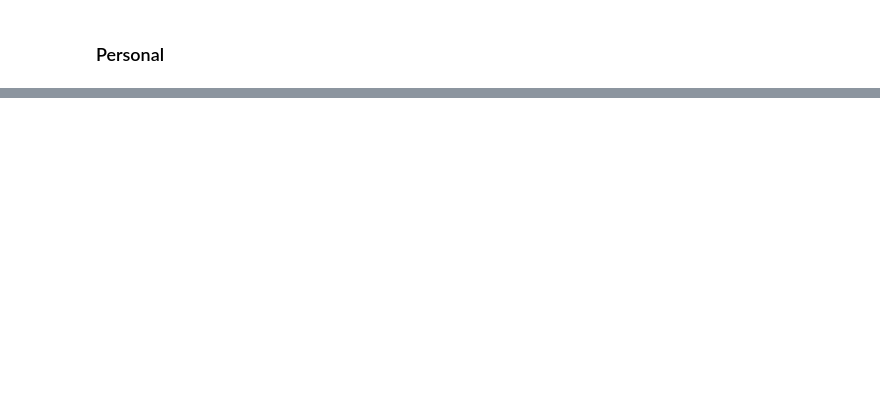
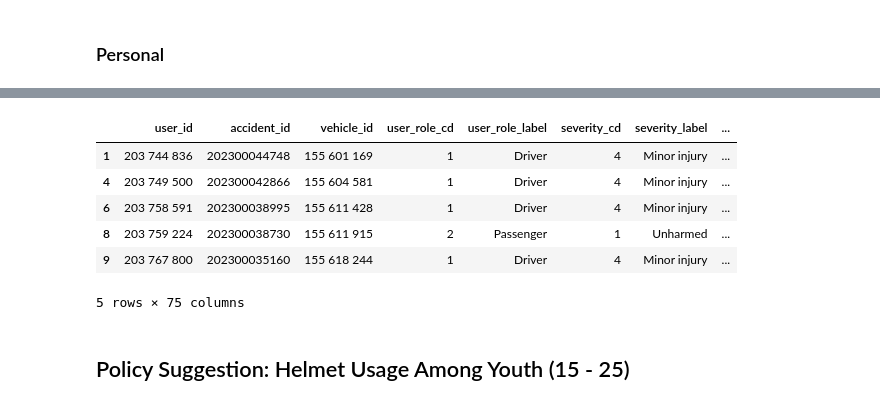
Before and after one commit to fengyu20/safe-biking-in-paris, a Jupyter notebook: eda/eda.ipynb, the cells around one changed output, grey strips where cells are left out. Saved outputs shown, nothing was run; the diff lists cells and outputs as text; code cells hidden in the pictures; blank space fills up the shorter version.

```diff
--- a/eda/eda.ipynb
+++ b/eda/eda.ipynb
@@ -445,0 +446,12 @@ E‑personal transport (motorized) (n=1,578)
+# %%
+idf_df.head()
+# %% [output]
+|  | user_id | accident_id | vehicle_id | user_role_cd | user_role_label | severity_cd | severity_label | ... |
+| 1 | 203 744 836 | 202300044748 | 155 601 169 | 1 | Driver | 4 | Minor injury | ... |
+| 4 | 203 749 500 | 202300042866 | 155 604 581 | 1 | Driver | 4 | Minor injury | ... |
+| 6 | 203 758 591 | 202300038995 | 155 611 428 | 1 | Driver | 4 | Minor injury | ... |
+| 8 | 203 759 224 | 202300038730 | 155 611 915 | 2 | Passenger | 1 | Unharmed | ... |
+| 9 | 203 767 800 | 202300035160 | 155 618 244 | 1 | Driver | 4 | Minor injury | ... |
+5 rows × 75 columns
+# %% [markdown]
+## Policy Suggestion: Helmet Usage Among Youth (15 - 25)
```
Also changed, not shown: parts of 5 cells of this notebook, 13 other files.
